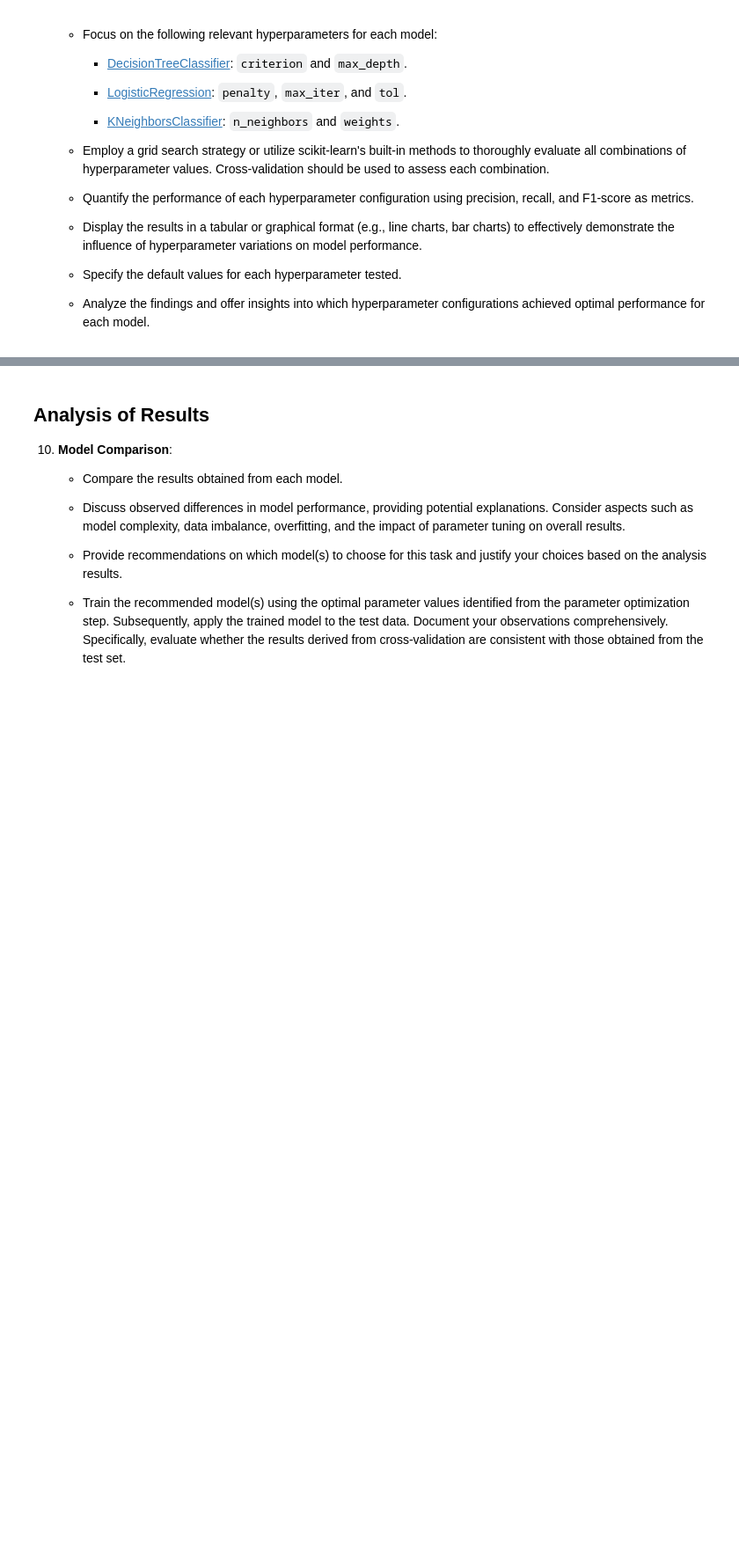
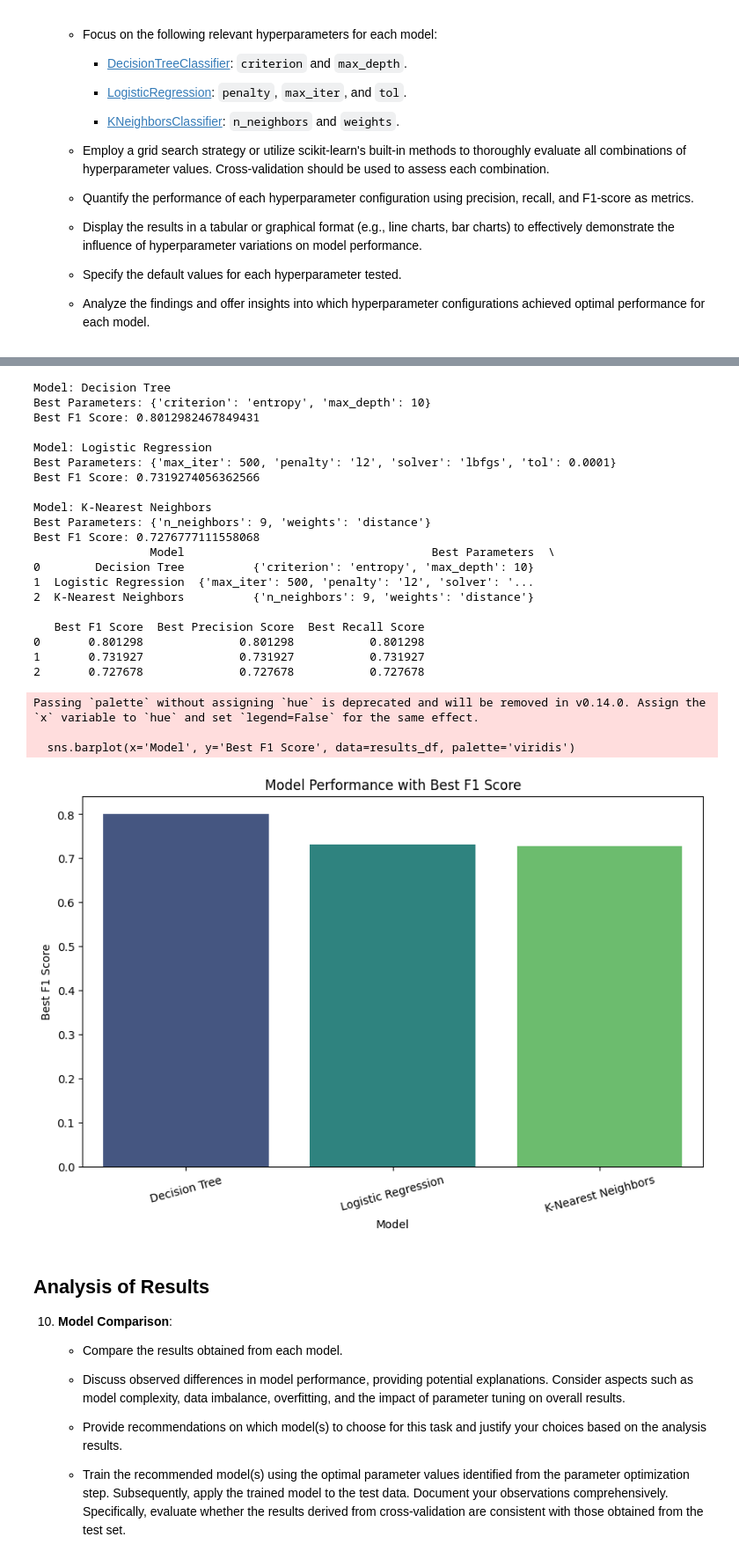
Before and after one commit to nalank1/CSI4106, a Jupyter notebook: A2/csi4106-f24-a2-template.ipynb, the cells around one changed output, grey strips where cells are left out. Shown at 88% size. Cells and saved outputs as stored; diff of their text form; code cells hidden in the pictures; blank space fills up the shorter version.

Commit message:
finalized result

```diff
--- a/A2/csi4106-f24-a2-template.ipynb
+++ b/A2/csi4106-f24-a2-template.ipynb
@@ -266,7 +280,7 @@ from sklearn.model_selection import cross_validate
 from sklearn.metrics import make_scorer, precision_score, recall_score, f1_score
 # %%
 # Code cell
-def evaluate_model(model, X_train, y_train, cv=5):
+def evaluate_model(model, X_train, y_train, cv):
     scoring = {
         'accuracy': 'accuracy',
         'precision': make_scorer(precision_score),
@@ -283,10 +297,12 @@ def evaluate_model(model, X_train, y_train, cv=5):
         "F1": results['test_f1'].mean()
     }
 
+folds = [3, 5, 10]
 for model_name, model in models.items():
-    result = evaluate_model(model, X_train, y_train, cv=5)
     print("\n Here are the results for " + model_name + " : \n")
-    print(result)
+    for fold in folds:
+        result = evaluate_model(model, X_train, y_train, cv=fold)
+        print("Results for " + str(fold) + " folds: " + str(result))
 # %% [output]
  Here are the results for Logistic Regression :
 
@@ -346,8 +368,13 @@ parameter_grid_knn = {
 }
 # %%
 def grid_search_model(model, parameter_grid, X_train, y_train):
-    scorer = make_scorer(f1_score)
-    grid_search = GridSearchCV(model, parameter_grid, scoring = scorer, cv=5, return_train_score=True, n_jobs=-1)
+    scoring = {
+        'f1': make_scorer(f1_score),
+        'precision': make_scorer(precision_score),
+        'recall': make_scorer(recall_score),
+    }
+
+    grid_search = GridSearchCV(model, parameter_grid, scoring = scoring, cv=10, return_train_score=True, n_jobs=-1, refit='f1')
     grid_search.fit(X_train, y_train)
     return grid_search
 
@@ -385,3 +391,61 @@ Best F1 Score: 0.7275
+# %%
+def print_results(results):
+    result_summary = []
+    for model_name, result in results.items():
+        best_params = result.best_params_
+        best_score = result.best_score_
+        result_summary.append({
+            'Model': model_name,
+            'Best Parameters': best_params,
+            'Best F1 Score': best_score,
+            'Best Precision Score': result.best_score_,
+            'Best Recall Score': result.best_score_
+        })
+
+        print(f"\nModel: {model_name}")
+        print(f"Best Parameters: {result.best_params_}")
+        print(f"Best F1 Score: {result.best_score_}")
+
+
+    results_df = pd.DataFrame(result_summary)
+    print(results_df)
+
+
+    plt.figure(figsize=(10, 6))
+    sns.barplot(x='Model', y='Best F1 Score', data=results_df, palette='viridis')
+    plt.title('Model Performance with Best F1 Score')
+    plt.xlabel('Model')
+    plt.ylabel('Best F1 Score')
+    plt.xticks(rotation=15)
+    plt.show()
+
+
+print_results(results)
+# %% [output]
+Model: Decision Tree
+Best Parameters: {'criterion': 'entropy', 'max_depth': 10}
+Best F1 Score: 0.8012982467849431
+
+Model: Logistic Regression
+Best Parameters: {'max_iter': 500, 'penalty': 'l2', 'solver': 'lbfgs', 'tol': 0.0001}
+Best F1 Score: 0.7319274056362566
+
+Model: K-Nearest Neighbors
+Best Parameters: {'n_neighbors': 9, 'weights': 'distance'}
+Best F1 Score: 0.7276777111558068
+                 Model                                    Best Parameters  \
+0        Decision Tree          {'criterion': 'entropy', 'max_depth': 10}
+1  Logistic Regression  {'max_iter': 500, 'penalty': 'l2', 'solver': '...
+2  K-Nearest Neighbors          {'n_neighbors': 9, 'weights': 'distance'}
+
+   Best F1 Score  Best Precision Score  Best Recall Score
+0       0.801298              0.801298           0.801298
+1       0.731927              0.731927           0.731927
+2       0.727678              0.727678           0.727678
+Passing `palette` without assigning `hue` is deprecated and will be removed in v0.14.0. Assign the `x` variable to `hue` and set `legend=False` for the same effect.
+
+  sns.barplot(x='Model', y='Best F1 Score', data=results_df, palette='viridis')
+[figure, added]
 # %% [markdown]
 ## Analysis of Results
 
```
Also changed, not shown: parts of 8 cells of this notebook.
